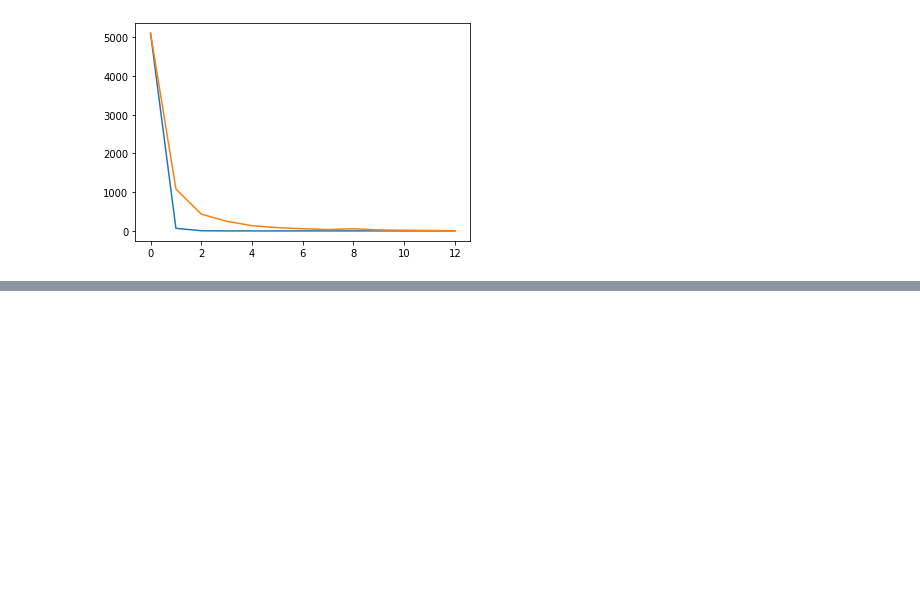
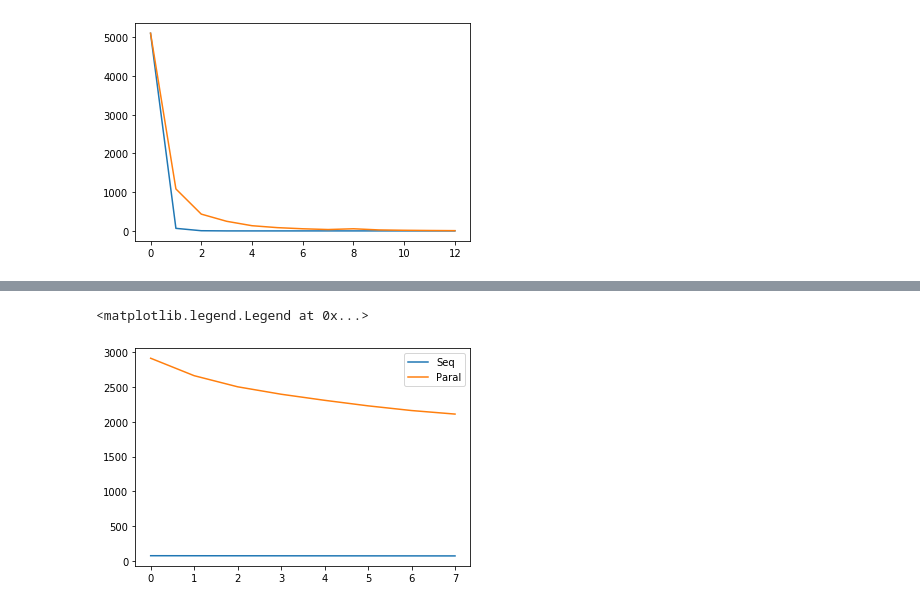
Before and after one commit to stat-ml/efficient_bayesian_coresets, a Jupyter notebook: parallel_experiments.ipynb, the cells around one changed output, grey strips where cells are left out. Cells and saved outputs as stored; diff of their text form; code cells hidden in the pictures; blank space fills up the shorter version.

```diff
--- a/parallel_experiments.ipynb
+++ b/parallel_experiments.ipynb
@@ -154,0 +378,7 @@ plt.plot(bkl_p[::7], label = 'Paral')
+# %%
+plt.plot(fkl_s, label = 'Seq')
+plt.plot(fkl_p, label = 'Paral')
+plt.legend()
+# %% [output]
+<matplotlib.legend.Legend at 0x...>
+[figure, added]
```
Also changed, not shown: parts of 22 cells of this notebook.
